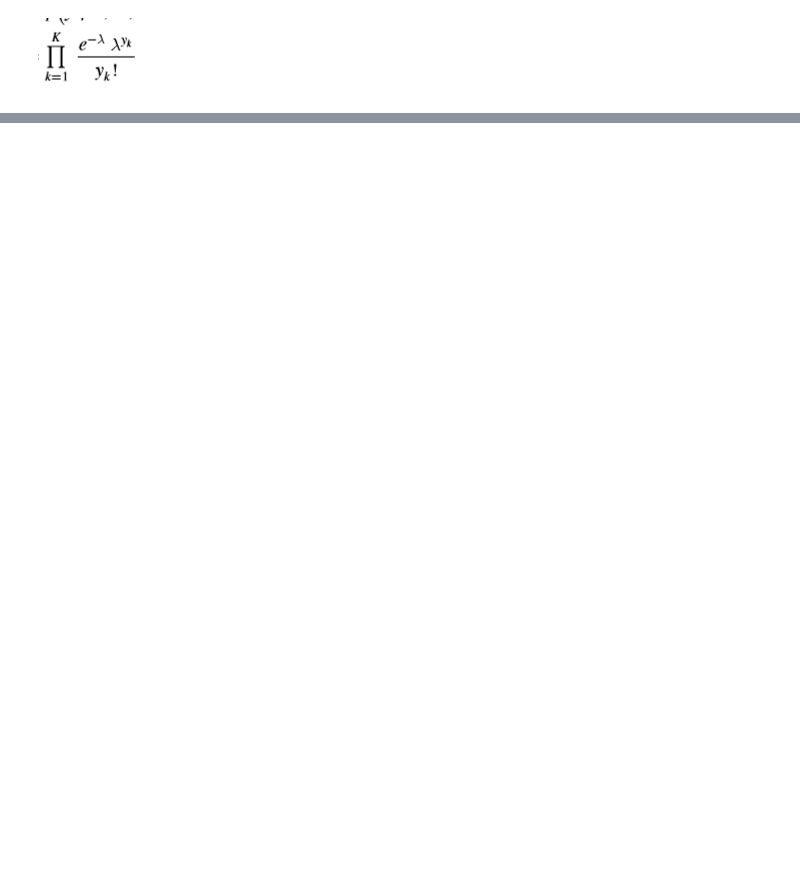
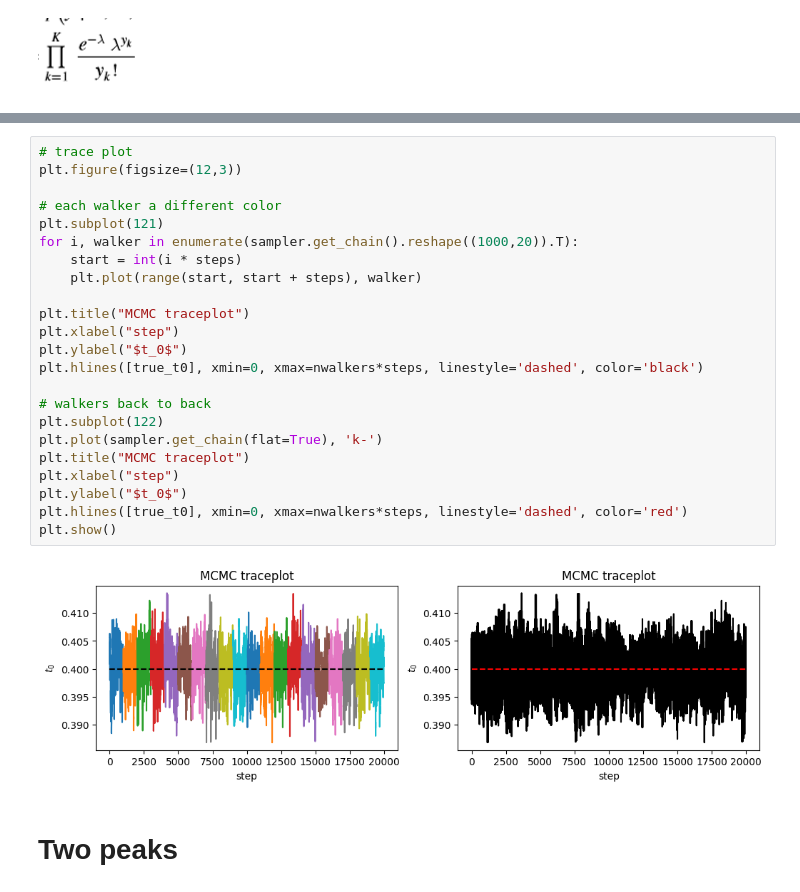
Before and after one commit to Ninavd/FRB-flow, a Jupyter notebook: notebooks/simple_model.ipynb, the cells around one changed output, grey strips where cells are left out. Cells and saved outputs as stored; diff of their text form; blank space fills up the shorter version.

```diff
--- a/notebooks/simple_model.ipynb
+++ b/notebooks/simple_model.ipynb
@@ -138,0 +143,27 @@ Mean acceptance fraction: 0.795
+# %%
+# trace plot
+plt.figure(figsize=(12,3))
+
+# each walker a different color
+plt.subplot(121)
+for i, walker in enumerate(sampler.get_chain().reshape((1000,20)).T):
+    start = int(i * steps)
+    plt.plot(range(start, start + steps), walker)
+
+plt.title("MCMC traceplot")
+plt.xlabel("step")
+plt.ylabel("$t_0$")
+plt.hlines([true_t0], xmin=0, xmax=nwalkers*steps, linestyle='dashed', color='black')
+
+# walkers back to back
+plt.subplot(122)
+plt.plot(sampler.get_chain(flat=True), 'k-')
+plt.title("MCMC traceplot")
+plt.xlabel("step")
+plt.ylabel("$t_0$")
+plt.hlines([true_t0], xmin=0, xmax=nwalkers*steps, linestyle='dashed', color='red')
+plt.show()
+# %% [output]
+[figure, added]
+# %% [markdown]
+# Two peaks
```
Also changed, not shown: parts of 16 cells of this notebook, 1 other file.
